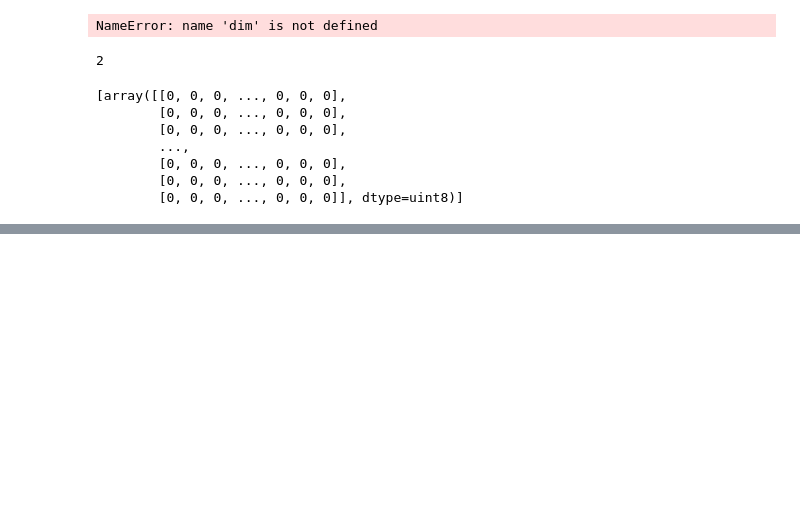
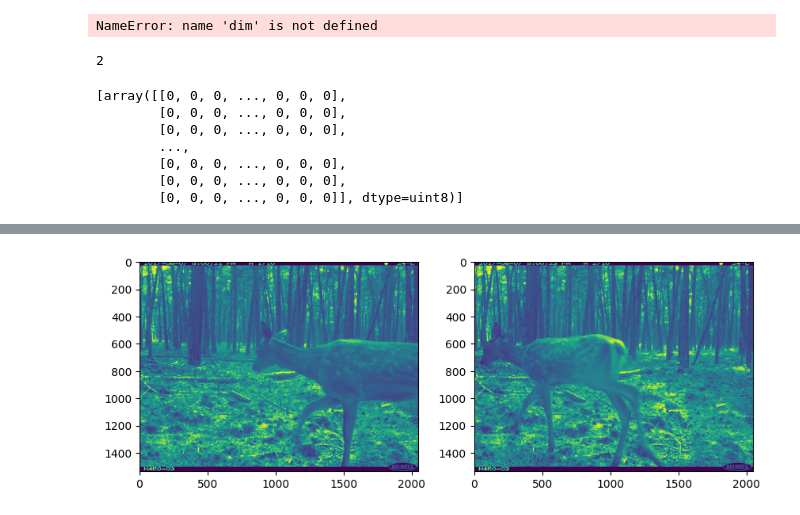
Before and after one commit to suriyahgit/CameraTrapChallenge, a Jupyter notebook: test_notebook.ipynb, the cells around one changed output, grey strips where cells are left out. Saved outputs shown, nothing was run; the diff lists cells and outputs as text; code cells hidden in the pictures; blank space fills up the shorter version.

```diff
--- a/test_notebook.ipynb
+++ b/test_notebook.ipynb
@@ -383,18 +383,21 @@ grayscale
 print(score)
 
 sequences = []
-# Iterate over the images and compare them to each other
-for i in range(len(grayscale)):
-    # Initialize a new sequence with the first image
-    seq = [grayscale[i]]
-    # Compare the current image to the rest of the images
-    for j in range(i+1, len(grayscale)):
+gray_seq = []
+for i in range(len(files)):
+
+    seq = [files[i]]
+    gseq = [grayscale[i]]
+
+    for j in range(i+1, len(files)):
         ssim = structural_similarity(grayscale[i], grayscale[j])
-        # If the structural similarity is above a certain threshold, add the image to the sequence
+
         if ssim > 0.6:
-            seq.append(grayscale[j])
-    # Add the sequence to the list of sequences
+            seq.append(files[j])
+            gseq.append(grayscale[j])
+
     sequences.append(seq)
+    gray_seq.append(gseq)
 
 
 
@@ -467,0 +523,12 @@ sequences[17]
+# %%
+import matplotlib.pyplot as plt
+
+
+fig, axes = plt.subplots(1, 2, figsize=(10, 40))
+plt.sca(axes[0])
+plt.imshow(gray_seq[0][0])
+plt.sca(axes[1])
+plt.imshow(gray_seq[0][1])
+plt.show();
+# %% [output]
+[figure, added]
```
Also changed, not shown: parts of 7 cells of this notebook.
